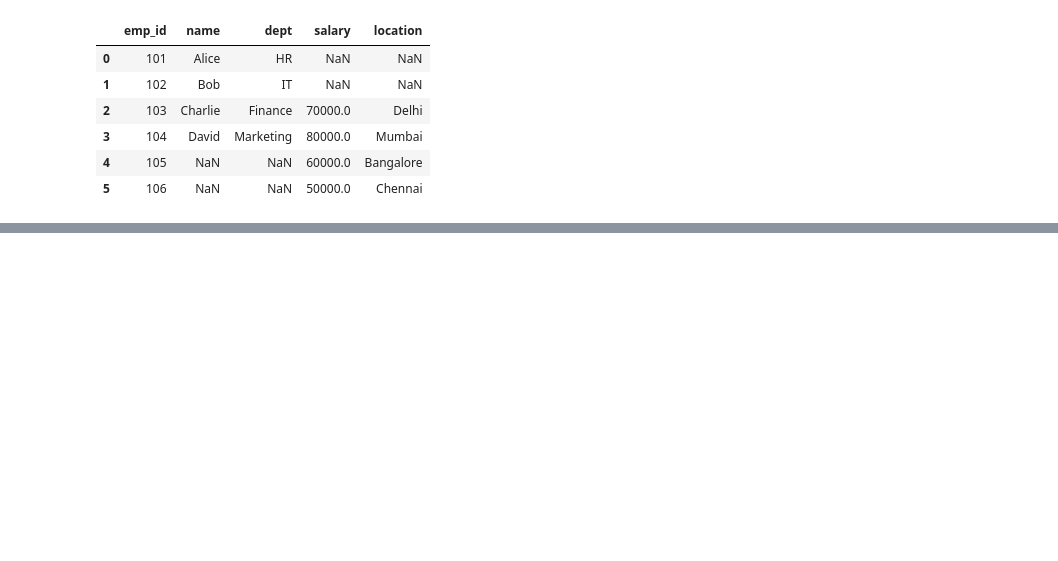
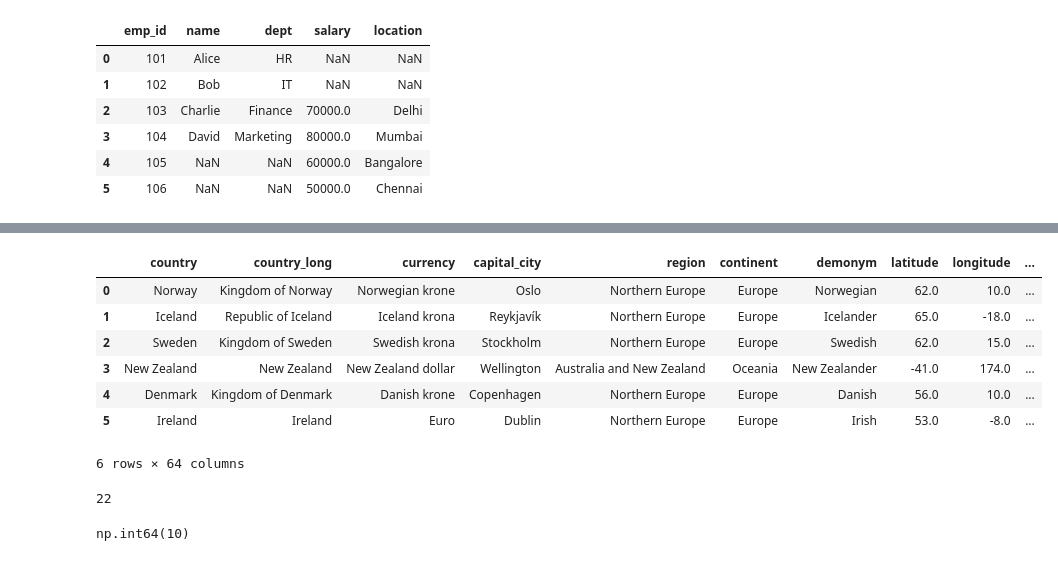
Before and after one commit to shivam-kumar3/Complete-Machine-Learning-NLP-Bootcamp-MLOPS-Deployment, a Jupyter notebook: Section 11 - Data Analysis/pandaa.ipynb, the cells around one changed output, grey strips where cells are left out. Cells and saved outputs as stored; diff of their text form; code cells hidden in the pictures; blank space fills up the shorter version.

```diff
--- a/Section 11 - Data Analysis/pandaa.ipynb
+++ b/Section 11 - Data Analysis/pandaa.ipynb
@@ -334,0 +435,26 @@ pd.merge(df1,df2, on='emp_id',how= "outer")
+# %%
+# Find the top 5 countries with highest democratic score
+top_5 = df.sort_values(by= 'democracy_score', ascending= False, ignore_index= True)
+# %%
+top_5.loc[0:5]
+# %% [output]
+|  | country | country_long | currency | capital_city | region | continent | demonym | latitude | longitude | ... |
+| 0 | Norway | Kingdom of Norway | Norwegian krone | Oslo | Northern Europe | Europe | Norwegian | 62.0 | 10.0 | ... |
+| 1 | Iceland | Republic of Iceland | Iceland krona | Reykjavík | Northern Europe | Europe | Icelander | 65.0 | -18.0 | ... |
+| 2 | Sweden | Kingdom of Sweden | Swedish krona | Stockholm | Northern Europe | Europe | Swedish | 62.0 | 15.0 | ... |
+| 3 | New Zealand | New Zealand | New Zealand dollar | Wellington | Australia and New Zealand | Oceania | New Zealander | -41.0 | 174.0 | ... |
+| 4 | Denmark | Kingdom of Denmark | Danish krone | Copenhagen | Northern Europe | Europe | Danish | 56.0 | 10.0 | ... |
+| 5 | Ireland | Ireland | Euro | Dublin | Northern Europe | Europe | Irish | 53.0 | -8.0 | ... |
+6 rows × 64 columns
+# %%
+# How many total regions are there
+total_region = len(df['region'].value_counts())
+
+total_region
+# %% [output]
+22
+# %%
+# how many countries llie in eastern europe region
+df['region'].value_counts()['Eastern Europe']
+# %% [output]
+np.int64(10)
```
Also changed, not shown: parts of 14 cells of this notebook, 1 other file.
